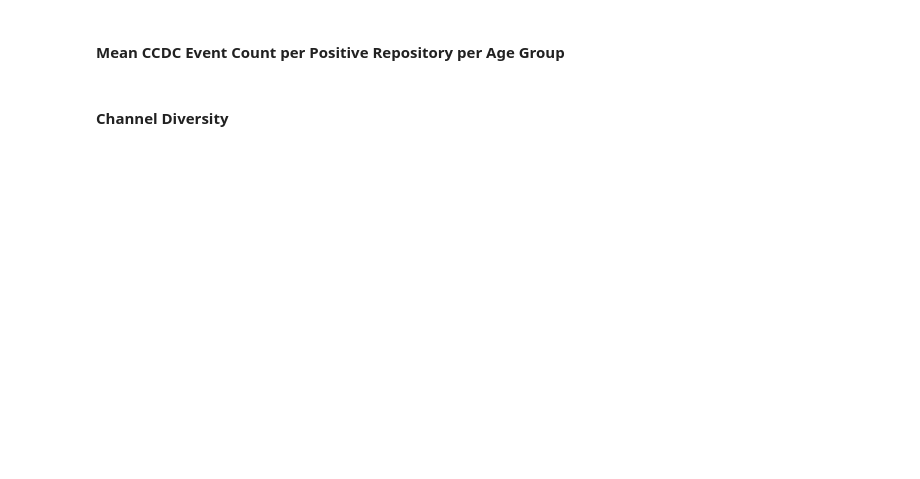
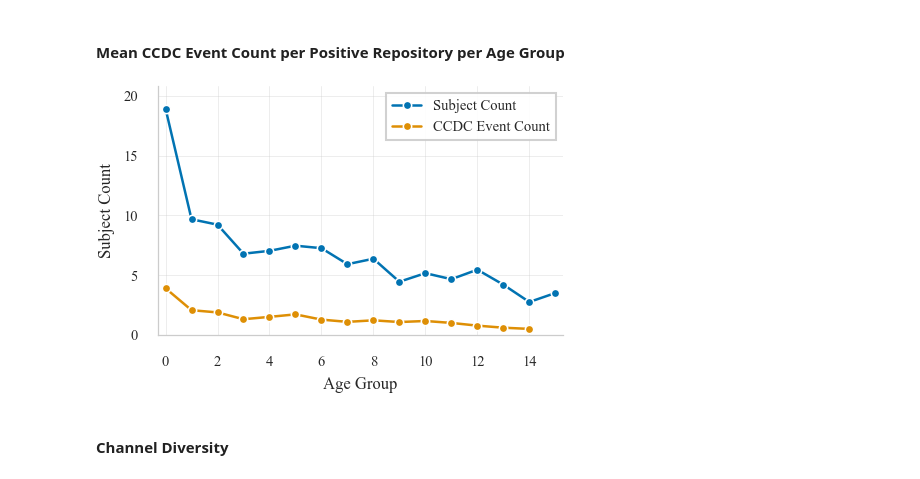
Before and after one commit to Leonard-Esser/autumn-2025-results, a Jupyter notebook: data_analysis_new.ipynb, the cells around one changed output. Drawn from its saved outputs; the diff is of its cells as text; code cells hidden in the pictures; blank space fills up the shorter version.

```diff
--- a/data_analysis_new.ipynb
+++ b/data_analysis_new.ipynb
@@ -2392,3 +2615,40 @@ plt.show()
+# %%
+_df = project_results_gb.copy()
+
+fig, ax = plt.subplots(figsize=ieee_figsize("single"))
+
+sns.lineplot(
+    data=_df,
+    x="age_group",
+    y="n_subjects_per_active_repo",
+    marker="o",
+    ax=ax,
+    label="Subject Count"
+)
+
+sns.lineplot(
+    data=_df,
+    x="age_group",
+    y="n_ccdc_events_per_repo",
+    marker="o",
+    ax=ax,
+    label="CCDC Event Count"
+)
+
+ax.set_xlabel("Age Group")
+ax.set_ylabel("Subject Count")
+
+ax.set_ylim(0, _df["n_subjects_per_active_repo"].max() * 1.1)
+
+ax.margins(x=0.02)
+
+ax.legend(loc="best")
+
+save_ieee_figure(fig, "mean_ccdc_event_count_per_pos_repo_per_ag", save_pdf=True)
+
+plt.show()
+# %% [output]
+[figure, added]
 # %% [markdown]
 #### Channel Diversity
 # %%
```
Also changed, not shown: parts of 58 cells of this notebook.
